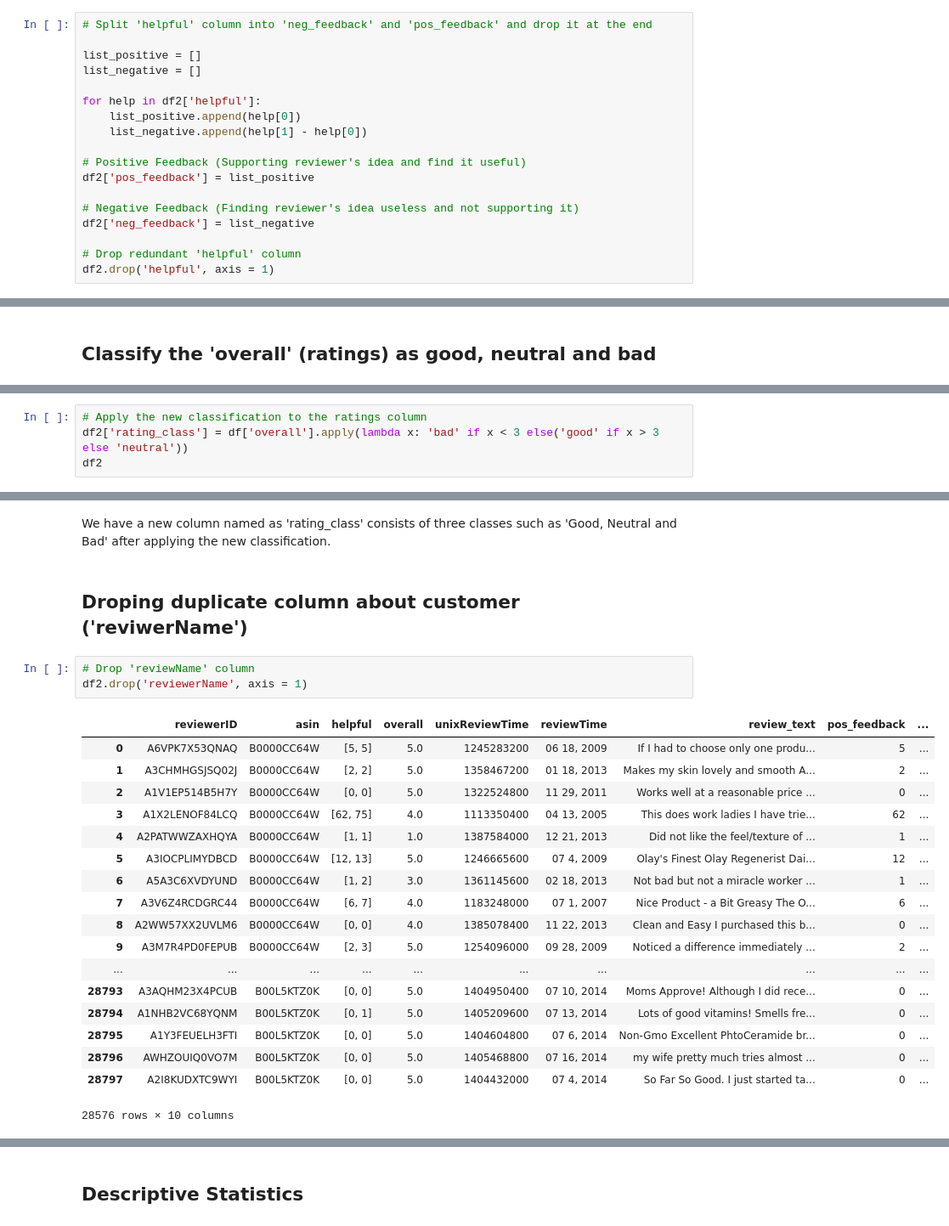
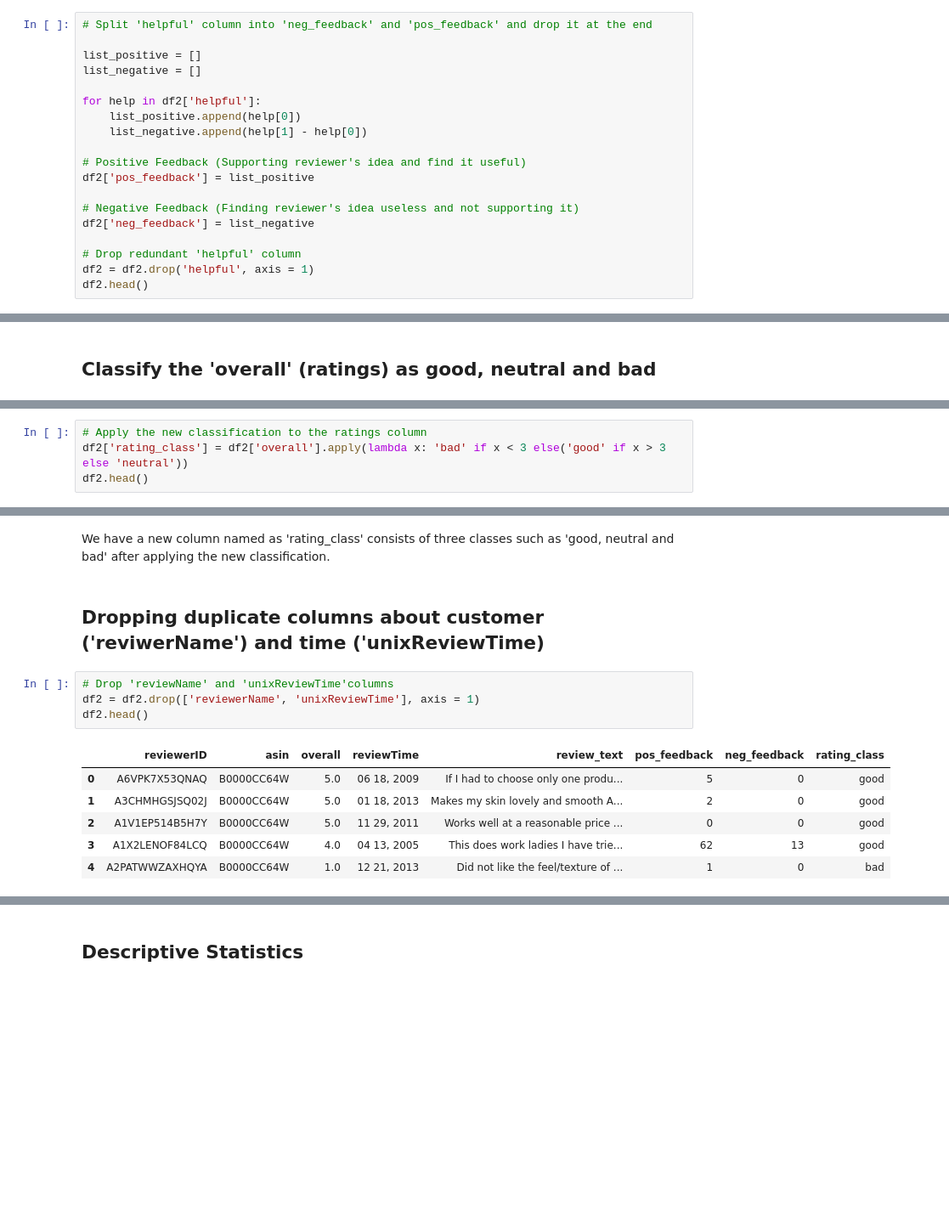
Before and after one commit to ShiningData/Capstone_Project-Sentiment_Analysis, a Jupyter notebook: Amazon_Beauty_Products_Review-Sentiment_Analysis.ipynb, the cells around one changed output, grey strips where cells are left out. Shown at 85% size. Drawn from its saved outputs; the diff is of its cells as text; blank space fills up the shorter version.

```diff
--- a/Amazon_Beauty_Products_Review-Sentiment_Analysis.ipynb
+++ b/Amazon_Beauty_Products_Review-Sentiment_Analysis.ipynb
@@ -269,7 +269,8 @@ df2['pos_feedback'] = list_positive
 df2['neg_feedback'] = list_negative
 
 # Drop redundant 'helpful' column
-df2.drop('helpful', axis = 1)
+df2 = df2.drop('helpful', axis = 1)
+df2.head()
 # %% [output]
 |  | reviewerID | asin | reviewerName | overall | unixReviewTime | reviewTime | review_text | pos_feedback | ... |
 | 0 | A6VPK7X53QNAQ | B0000CC64W | AmazonDiva "Keep Calm and Carry On." | 5.0 | 1245283200 | 06 18, 2009 | If I had to choose only one produ... | 5 | ... |
@@ -309,6 +296,6 @@ Neutral ratings : 4067 reviews for beauty products
 Bad ratings : 2084 reviews for beauty products
 # %%
 # Apply the new classification to the ratings column
-df2['rating_class'] = df['overall'].apply(lambda x: 'bad' if x < 3 else('good' if x > 3 else 'neutral'))
-df2
+df2['rating_class'] = df2['overall'].apply(lambda x: 'bad' if x < 3 else('good' if x > 3 else 'neutral'))
+df2.head()
 # %% [output]
@@ -333,27 +308,16 @@ df2
 # %% [markdown]
-We have a new column named as 'rating_class' consists of three classes such as 'Good, Neutral and Bad' after applying the new classification.
+We have a new column named as 'rating_class' consists of three classes such as 'good, neutral and bad' after applying the new classification.
 # %% [markdown]
-## Droping duplicate column about customer ('reviwerName')
+## Dropping duplicate columns about customer ('reviwerName') and time ('unixReviewTime)
 # %%
-# Drop 'reviewName' column
-df2.drop('reviewerName', axis = 1)
+# Drop 'reviewName' and 'unixReviewTime'columns
+df2 = df2.drop(['reviewerName', 'unixReviewTime'], axis = 1)
+df2.head()
 # %% [output]
-|  | reviewerID | asin | helpful | overall | unixReviewTime | reviewTime | review_text | pos_feedback | ... |
-| 0 | A6VPK7X53QNAQ | B0000CC64W | [5, 5] | 5.0 | 1245283200 | 06 18, 2009 | If I had to choose only one produ... | 5 | ... |
-| 1 | A3CHMHGSJSQ02J | B0000CC64W | [2, 2] | 5.0 | 1358467200 | 01 18, 2013 | Makes my skin lovely and smooth A... | 2 | ... |
-| 2 | A1V1EP514B5H7Y | B0000CC64W | [0, 0] | 5.0 | 1322524800 | 11 29, 2011 | Works well at a reasonable price ... | 0 | ... |
-| 3 | A1X2LENOF84LCQ | B0000CC64W | [62, 75] | 4.0 | 1113350400 | 04 13, 2005 | This does work ladies I have trie... | 62 | ... |
-| 4 | A2PATWWZAXHQYA | B0000CC64W | [1, 1] | 1.0 | 1387584000 | 12 21, 2013 | Did not like the feel/texture of ... | 1 | ... |
-| 5 | A3IOCPLIMYDBCD | B0000CC64W | [12, 13] | 5.0 | 1246665600 | 07 4, 2009 | Olay's Finest Olay Regenerist Dai... | 12 | ... |
-| 6 | A5A3C6XVDYUND | B0000CC64W | [1, 2] | 3.0 | 1361145600 | 02 18, 2013 | Not bad but not a miracle worker ... | 1 | ... |
-| 7 | A3V6Z4RCDGRC44 | B0000CC64W | [6, 7] | 4.0 | 1183248000 | 07 1, 2007 | Nice Product - a Bit Greasy The O... | 6 | ... |
-| 8 | A2WW57XX2UVLM6 | B0000CC64W | [0, 0] | 4.0 | 1385078400 | 11 22, 2013 | Clean and Easy I purchased this b... | 0 | ... |
-| 9 | A3M7R4PD0FEPUB | B0000CC64W | [2, 3] | 5.0 | 1254096000 | 09 28, 2009 | Noticed a difference immediately ... | 2 | ... |
-| ... | ... | ... | ... | ... | ... | ... | ... | ... | ... |
-| 28793 | A3AQHM23X4PCUB | B00L5KTZ0K | [0, 0] | 5.0 | 1404950400 | 07 10, 2014 | Moms Approve! Although I did rece... | 0 | ... |
-| 28794 | A1NHB2VC68YQNM | B00L5KTZ0K | [0, 1] | 5.0 | 1405209600 | 07 13, 2014 | Lots of good vitamins! Smells fre... | 0 | ... |
-| 28795 | A1Y3FEUELH3FTI | B00L5KTZ0K | [0, 0] | 5.0 | 1404604800 | 07 6, 2014 | Non-Gmo Excellent PhtoCeramide br... | 0 | ... |
-| 28796 | AWHZOUIQ0VO7M | B00L5KTZ0K | [0, 0] | 5.0 | 1405468800 | 07 16, 2014 | my wife pretty much tries almost ... | 0 | ... |
-| 28797 | A2I8KUDXTC9WYI | B00L5KTZ0K | [0, 0] | 5.0 | 1404432000 | 07 4, 2014 | So Far So Good. I just started ta... | 0 | ... |
+|  | reviewerID | asin | overall | reviewTime | review_text | pos_feedback | neg_feedback | rating_class |
+| 0 | A6VPK7X53QNAQ | B0000CC64W | 5.0 | 06 18, 2009 | If I had to choose only one produ... | 5 | 0 | good |
+| 1 | A3CHMHGSJSQ02J | B0000CC64W | 5.0 | 01 18, 2013 | Makes my skin lovely and smooth A... | 2 | 0 | good |
+| 2 | A1V1EP514B5H7Y | B0000CC64W | 5.0 | 11 29, 2011 | Works well at a reasonable price ... | 0 | 0 | good |
+| 3 | A1X2LENOF84LCQ | B0000CC64W | 4.0 | 04 13, 2005 | This does work ladies I have trie... | 62 | 13 | good |
+| 4 | A2PATWWZAXHQYA | B0000CC64W | 1.0 | 12 21, 2013 | Did not like the feel/texture of ... | 1 | 0 | bad |
-28576 rows × 10 columns
 # %% [markdown]
```
Also changed, not shown: parts of 15 cells of this notebook.
